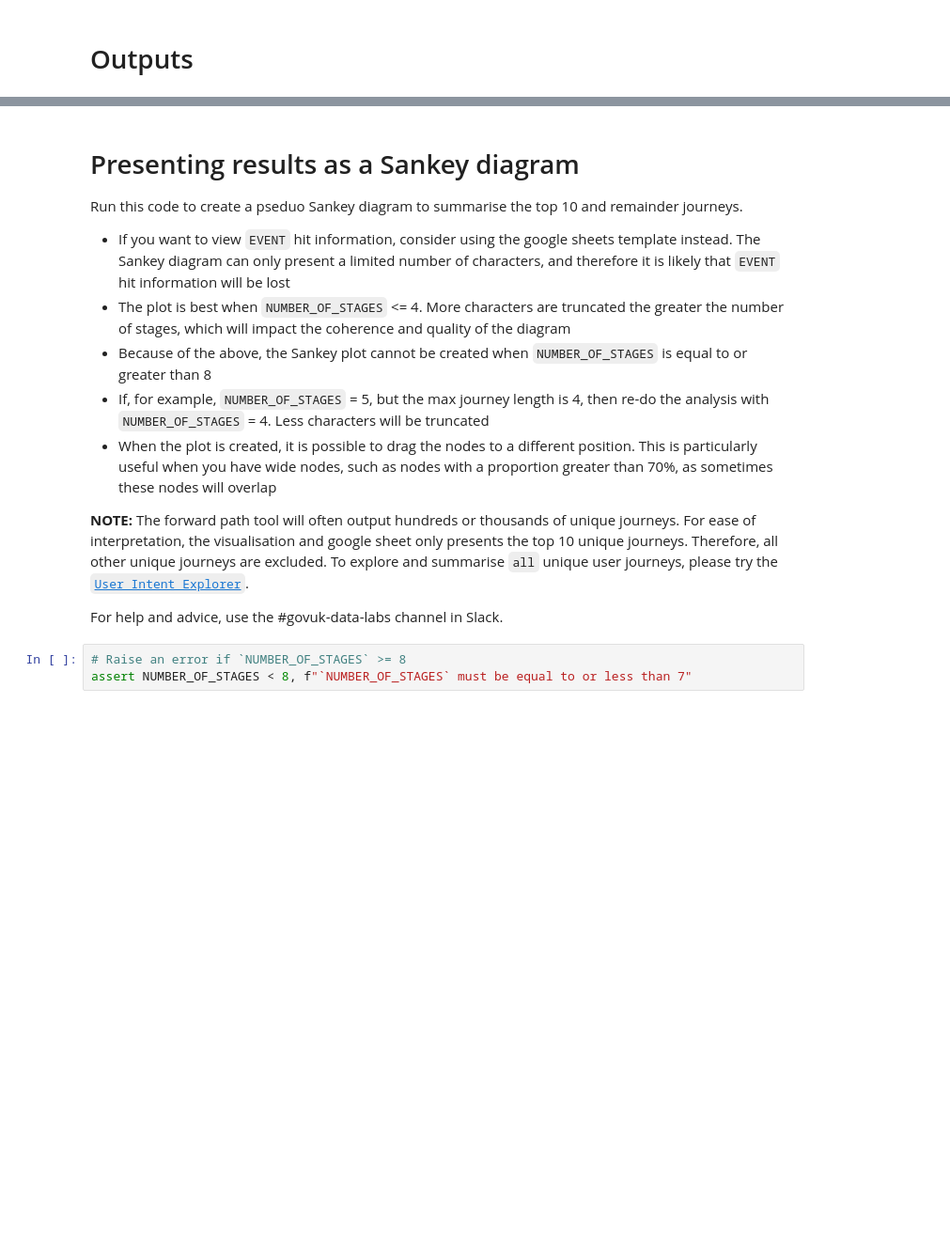
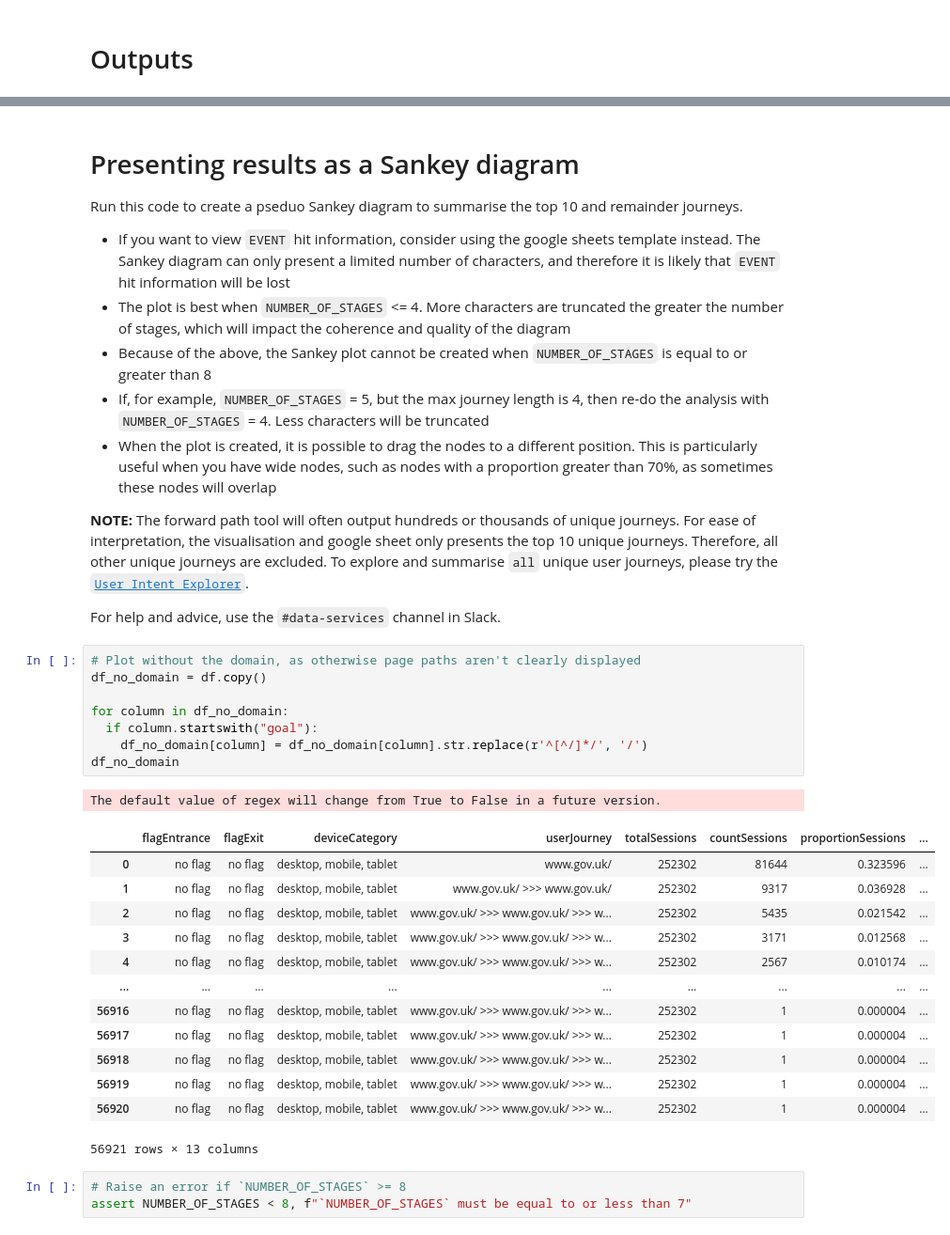
Before and after one commit to alphagov/govuk-user-journey-analysis-tools, a Jupyter notebook: notebooks/Forward-path-tool.ipynb, the cells around one changed output, grey strips where cells are left out. Shown: that part at 94% size. Cells and saved outputs as stored; diff of their text form; blank space fills up the shorter version.

Commit message:
Updated path tools during review

```diff
--- a/notebooks/Forward-path-tool.ipynb
+++ b/notebooks/Forward-path-tool.ipynb
@@ -481,7 +482,30 @@ Run this code to create a pseduo Sankey diagram to summarise the top 10 and rema
 
 **NOTE:** The forward path tool will often output hundreds or thousands of unique journeys. For ease of interpretation, the visualisation and google sheet only presents the top 10 unique journeys.  Therefore, all other unique journeys are excluded. To explore and summarise `all` unique user journeys, please try the [`User Intent Explorer`](https://colab.research.google.com/drive/1xW7uEXpkDfrqAsUBcKMwQcvLit-dUpbx#forceEdit=true&sandboxMode=true).
 
-For help and advice, use the #govuk-data-labs channel in Slack.
+For help and advice, use the `#data-services` channel in Slack.
+# %%
+# Plot without the domain, as otherwise page paths aren't clearly displayed
+df_no_domain = df.copy()
+
+for column in df_no_domain:
+  if column.startswith("goal"):
+    df_no_domain[column] = df_no_domain[column].str.replace(r'^[^/]*/', '/')
+df_no_domain
+# %% [output]
+The default value of regex will change from True to False in a future version.
+|  | flagEntrance | flagExit | deviceCategory | userJourney | totalSessions | countSessions | proportionSessions | ... |
+| 0 | no flag | no flag | desktop, mobile, tablet | www.gov.uk/ | 252302 | 81644 | 0.323596 | ... |
+| 1 | no flag | no flag | desktop, mobile, tablet | www.gov.uk/ >>> www.gov.uk/ | 252302 | 9317 | 0.036928 | ... |
+| 2 | no flag | no flag | desktop, mobile, tablet | www.gov.uk/ >>> www.gov.uk/ >>> w... | 252302 | 5435 | 0.021542 | ... |
+| 3 | no flag | no flag | desktop, mobile, tablet | www.gov.uk/ >>> www.gov.uk/ >>> w... | 252302 | 3171 | 0.012568 | ... |
+| 4 | no flag | no flag | desktop, mobile, tablet | www.gov.uk/ >>> www.gov.uk/ >>> w... | 252302 | 2567 | 0.010174 | ... |
+| ... | ... | ... | ... | ... | ... | ... | ... | ... |
+| 56916 | no flag | no flag | desktop, mobile, tablet | www.gov.uk/ >>> www.gov.uk/ >>> w... | 252302 | 1 | 0.000004 | ... |
+| 56917 | no flag | no flag | desktop, mobile, tablet | www.gov.uk/ >>> www.gov.uk/ >>> w... | 252302 | 1 | 0.000004 | ... |
+| 56918 | no flag | no flag | desktop, mobile, tablet | www.gov.uk/ >>> www.gov.uk/ >>> w... | 252302 | 1 | 0.000004 | ... |
+| 56919 | no flag | no flag | desktop, mobile, tablet | www.gov.uk/ >>> www.gov.uk/ >>> w... | 252302 | 1 | 0.000004 | ... |
+| 56920 | no flag | no flag | desktop, mobile, tablet | www.gov.uk/ >>> www.gov.uk/ >>> w... | 252302 | 1 | 0.000004 | ... |
+56921 rows × 13 columns
 # %%
 # Raise an error if `NUMBER_OF_STAGES` >= 8
 assert NUMBER_OF_STAGES < 8, f"`NUMBER_OF_STAGES` must be equal to or less than 7"
```
Also changed, not shown: parts of 11 cells of this notebook, 1 other file.
